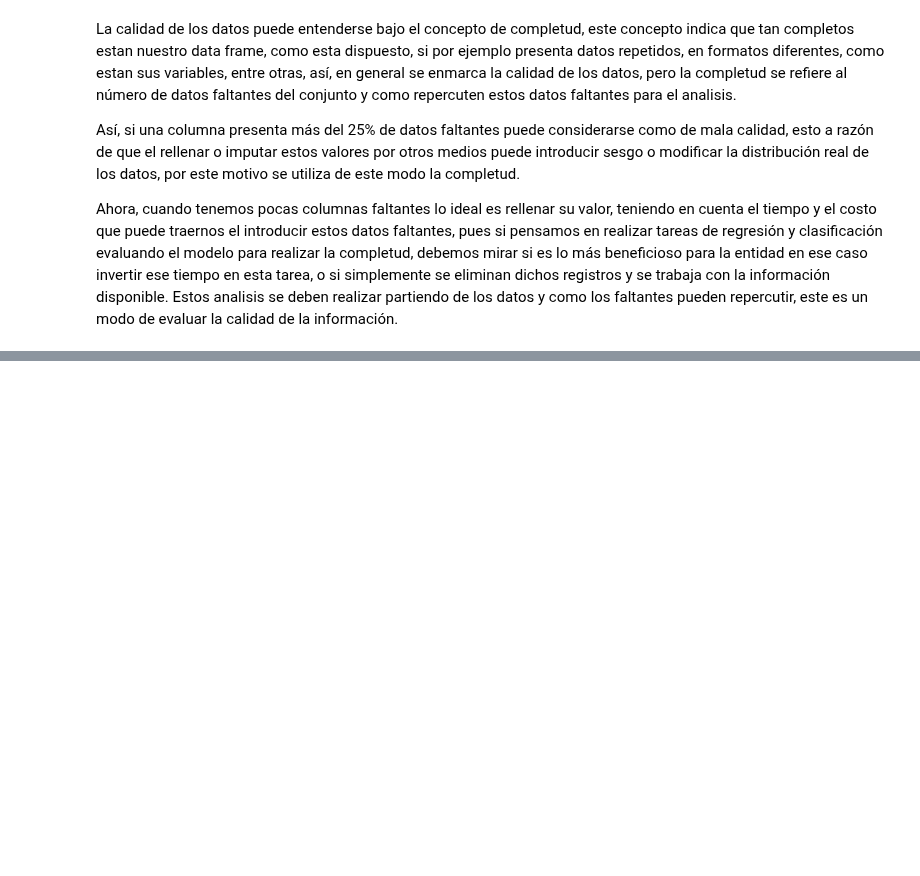
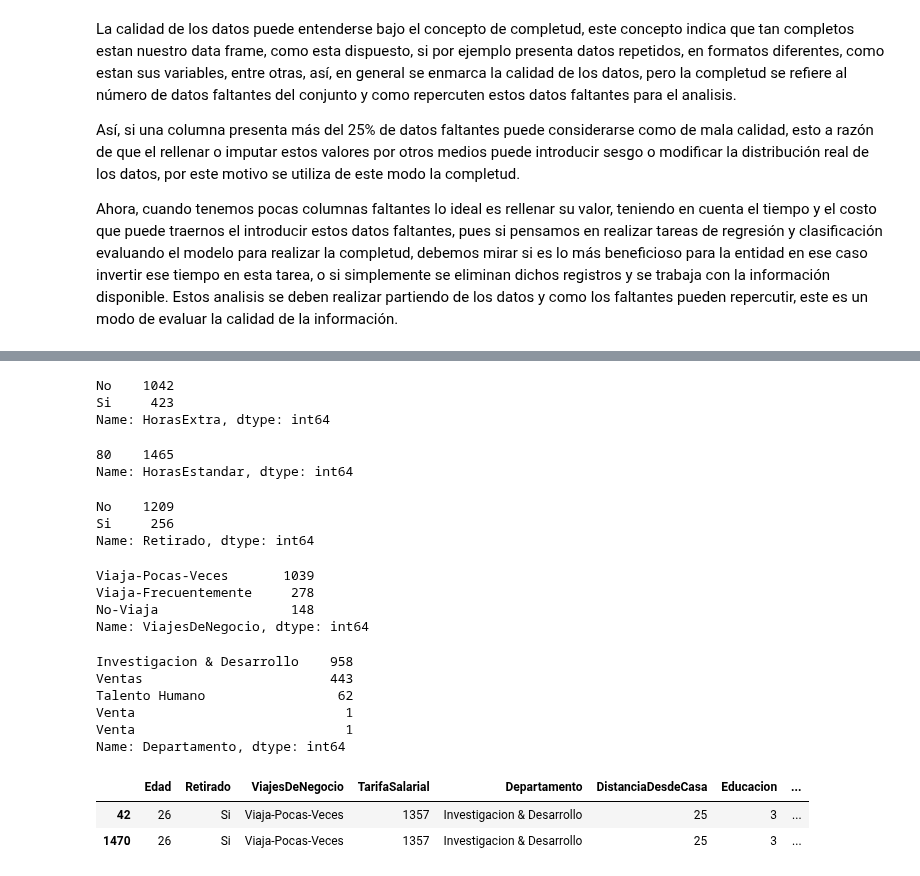
Before and after one commit to onavarrete04/Introduccion-Ciencia-Datos, a Jupyter notebook: Ejercicios Pandas Kaggle/integración de datos.ipynb, the cells around one changed output, grey strips where cells are left out. Cells and saved outputs as stored; diff of their text form; code cells hidden in the pictures; blank space fills up the shorter version.

```diff
--- a/Ejercicios Pandas Kaggle/integración de datos.ipynb
+++ b/Ejercicios Pandas Kaggle/integración de datos.ipynb
@@ -720,0 +1125,2 @@ Ahora, cuando tenemos pocas columnas faltantes lo ideal es rellenar su valor, te
+# %%
+df_new = df.dropna()
@@ -720,0 +1181,4 @@ Ahora, cuando tenemos pocas columnas faltantes lo ideal es rellenar su valor, te
+# %%
+df_new.CampoEducacion = df_new.CampoEducacion.replace({"medicina":"Medicina","mercaeo":"Mercadeo",
+                                                       "meDicina":"Medicina"})
+# la advertencia es porque df_new no es el dataframe original
@@ -720,0 +1203,40 @@ Ahora, cuando tenemos pocas columnas faltantes lo ideal es rellenar su valor, te
+# %%
+df_new.HorasExtra.value_counts()
+# %% [output]
+No    1042
+Si     423
+Name: HorasExtra, dtype: int64
+# %%
+df_new.HorasEstandar.value_counts()
+# %% [output]
+80    1465
+Name: HorasEstandar, dtype: int64
+# %%
+df_new.Retirado.value_counts()
+# %% [output]
+No    1209
+Si     256
+Name: Retirado, dtype: int64
+# %%
+df_new.ViajesDeNegocio.value_counts()
+# %% [output]
+Viaja-Pocas-Veces       1039
+Viaja-Frecuentemente     278
+No-Viaja                 148
+Name: ViajesDeNegocio, dtype: int64
+# %%
+df_new.Departamento.value_counts()
+# %% [output]
+Investigacion & Desarrollo    958
+Ventas                        443
+Talento Humano                 62
+Venta                           1
+Venta                           1
+Name: Departamento, dtype: int64
+# %%
+duplicados = df_new[df_new.duplicated(keep=False)]
+duplicados.loc[[42,1470]]
+# %% [output]
+|  | Edad | Retirado | ViajesDeNegocio | TarifaSalarial | Departamento | DistanciaDesdeCasa | Educacion | ... |
+| 42 | 26 | Si | Viaja-Pocas-Veces | 1357 | Investigacion & Desarrollo | 25 | 3 | ... |
+| 1470 | 26 | Si | Viaja-Pocas-Veces | 1357 | Investigacion & Desarrollo | 25 | 3 | ... |
```
Also changed, not shown: parts of 56 cells of this notebook.
